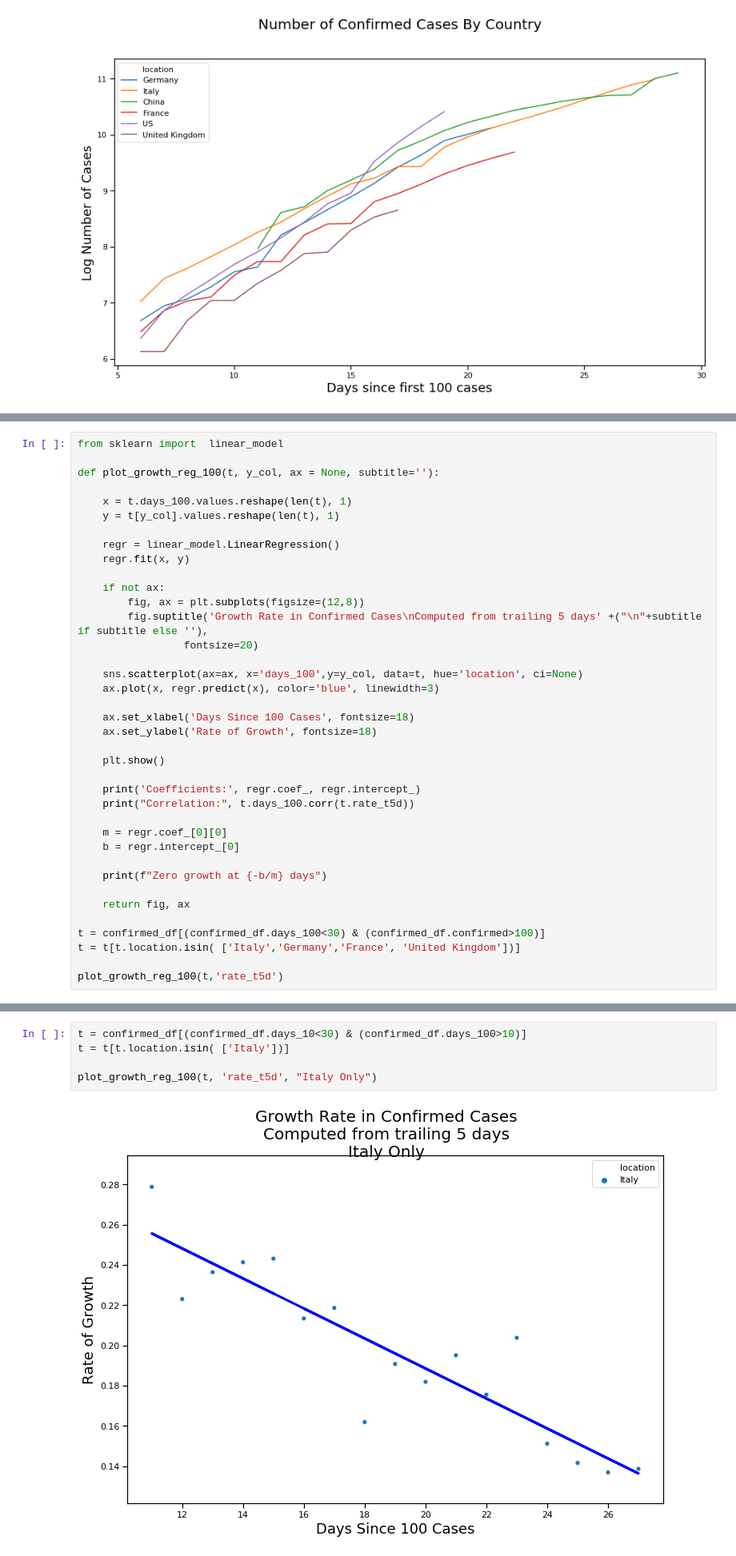
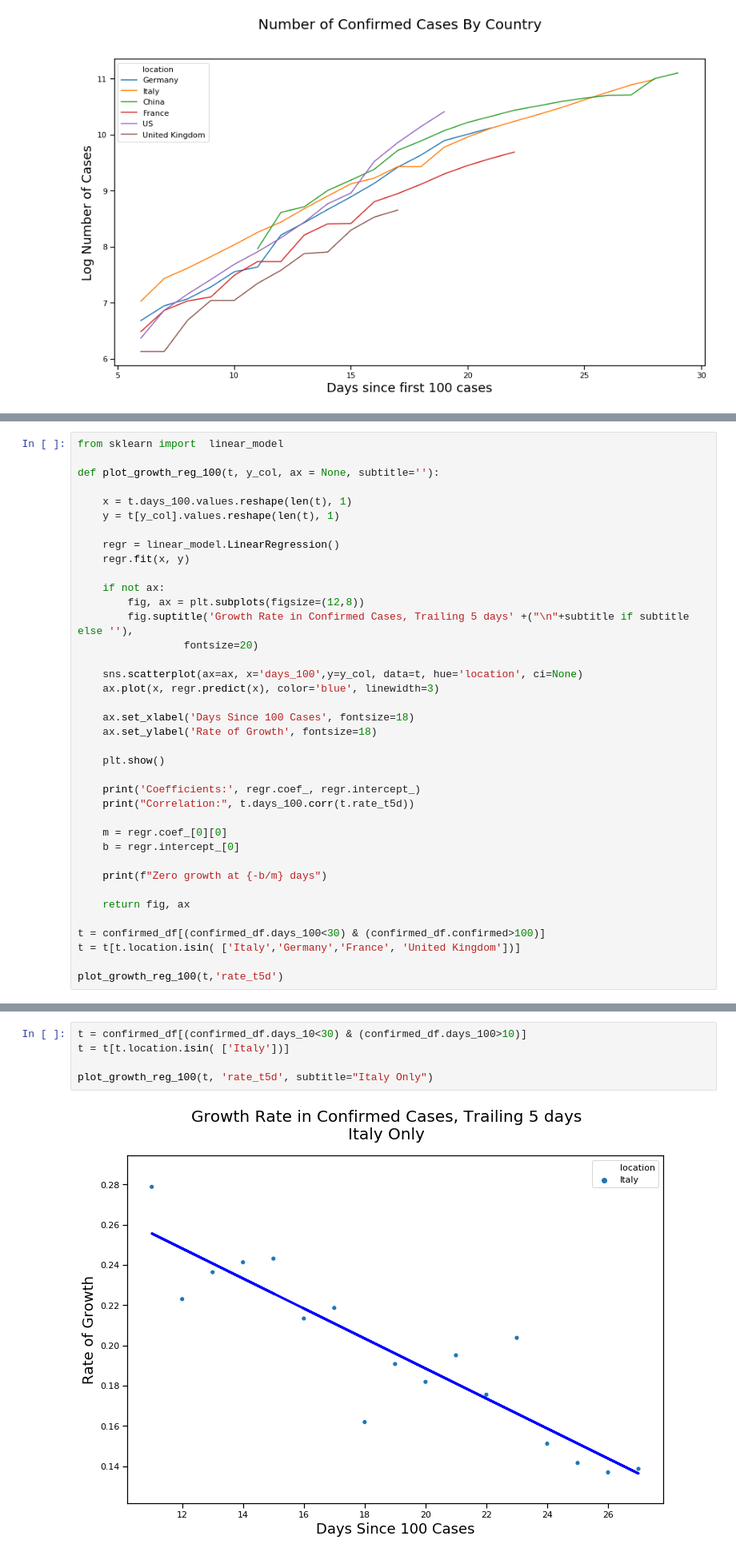
Before and after one commit to sandiegodata/covid19, a Jupyter notebook: jhu.edu-covid19/notebooks/ProcessTimeseriesCharts.ipynb, the cells around one changed output, grey strips where cells are left out. Shown: that part at 80% size. Cells and saved outputs as stored; diff of their text form.

```diff
--- a/jhu.edu-covid19/notebooks/ProcessTimeseriesCharts.ipynb
+++ b/jhu.edu-covid19/notebooks/ProcessTimeseriesCharts.ipynb
@@ -141,7 +141,7 @@ def plot_growth_reg_100(t, y_col, ax = None, subtitle=''):
 
     if not ax:
         fig, ax = plt.subplots(figsize=(12,8))
-        fig.suptitle('Growth Rate in Confirmed Cases\nComputed from trailing 5 days' +("\n"+subtitle if subtitle else ''),
+        fig.suptitle('Growth Rate in Confirmed Cases, Trailing 5 days' +("\n"+subtitle if subtitle else ''),
                  fontsize=20)
 
     sns.scatterplot(ax=ax, x='days_100',y=y_col, data=t, hue='location', ci=None)
@@ -174,10 +176,10 @@ Zero growth at 29.35120149335761 days
 # %%
 t = confirmed_df[(confirmed_df.days_10<30) & (confirmed_df.days_100>10)]
 t = t[t.location.isin( ['Italy'])]
 
-plot_growth_reg_100(t, 'rate_t5d', "Italy Only")
+plot_growth_reg_100(t, 'rate_t5d', subtitle="Italy Only")
 # %% [output]
-[figure, old version]
+[figure, new version]
 Coefficients: [[-0.00745135]] [0.33762501]
 Correlation: -0.9010642178674715
 Zero growth at 45.31060378742271 days
```
Also changed, not shown: parts of 2 cells of this notebook, 4 other files.
